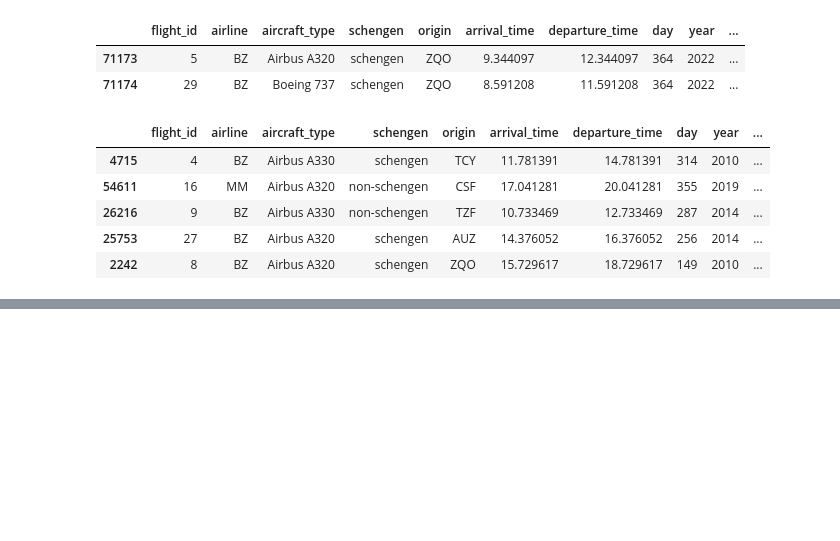
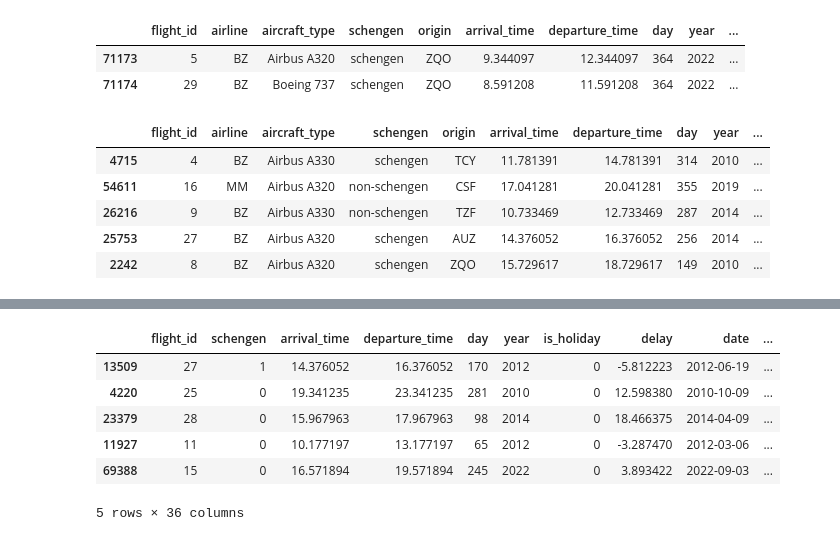
Before and after one commit to OctavioPinoRosas/Alura_Estadisticas_y_MachineLearning, a Jupyter notebook: IAaumentada-PrevisionDeAtrasosDeVuelos/optimizacionAeroportuaria.ipynb, the cells around one changed output, grey strips where cells are left out. Cells and saved outputs as stored; diff of their text form; code cells hidden in the pictures; blank space fills up the shorter version.

```diff
--- a/IAaumentada-PrevisionDeAtrasosDeVuelos/optimizacionAeroportuaria.ipynb
+++ b/IAaumentada-PrevisionDeAtrasosDeVuelos/optimizacionAeroportuaria.ipynb
@@ -205,0 +250,11 @@ datos.sample(5)
+# %%
+datos_codificados = pd.get_dummies(data=datos,columns=categoricas, dtype=int)
+datos_codificados.sample(5)
+# %% [output]
+|  | flight_id | schengen | arrival_time | departure_time | day | year | is_holiday | delay | date | ... |
+| 13509 | 27 | 1 | 14.376052 | 16.376052 | 170 | 2012 | 0 | -5.812223 | 2012-06-19 | ... |
+| 4220 | 25 | 0 | 19.341235 | 23.341235 | 281 | 2010 | 0 | 12.598380 | 2010-10-09 | ... |
+| 23379 | 28 | 0 | 15.967963 | 17.967963 | 98 | 2014 | 0 | 18.466375 | 2014-04-09 | ... |
+| 11927 | 11 | 0 | 10.177197 | 13.177197 | 65 | 2012 | 0 | -3.287470 | 2012-03-06 | ... |
+| 69388 | 15 | 0 | 16.571894 | 19.571894 | 245 | 2022 | 0 | 3.893422 | 2022-09-03 | ... |
+5 rows × 36 columns
```
Also changed, not shown: parts of 4 cells of this notebook.
